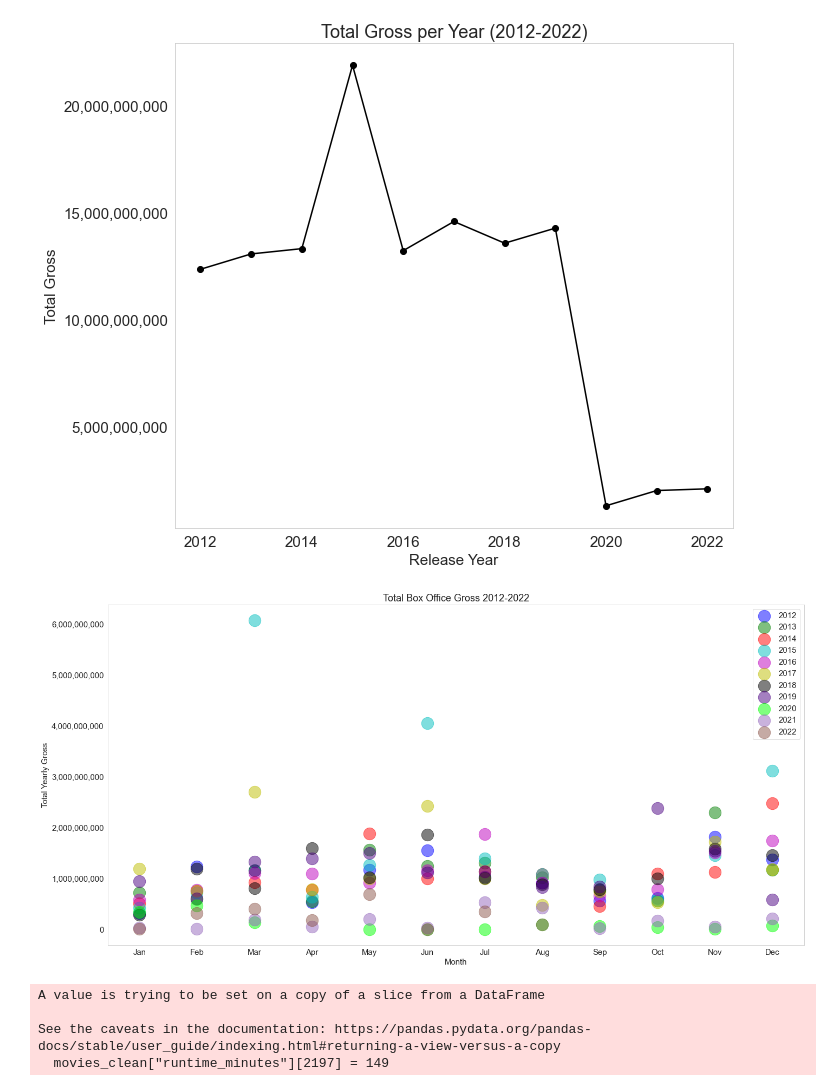
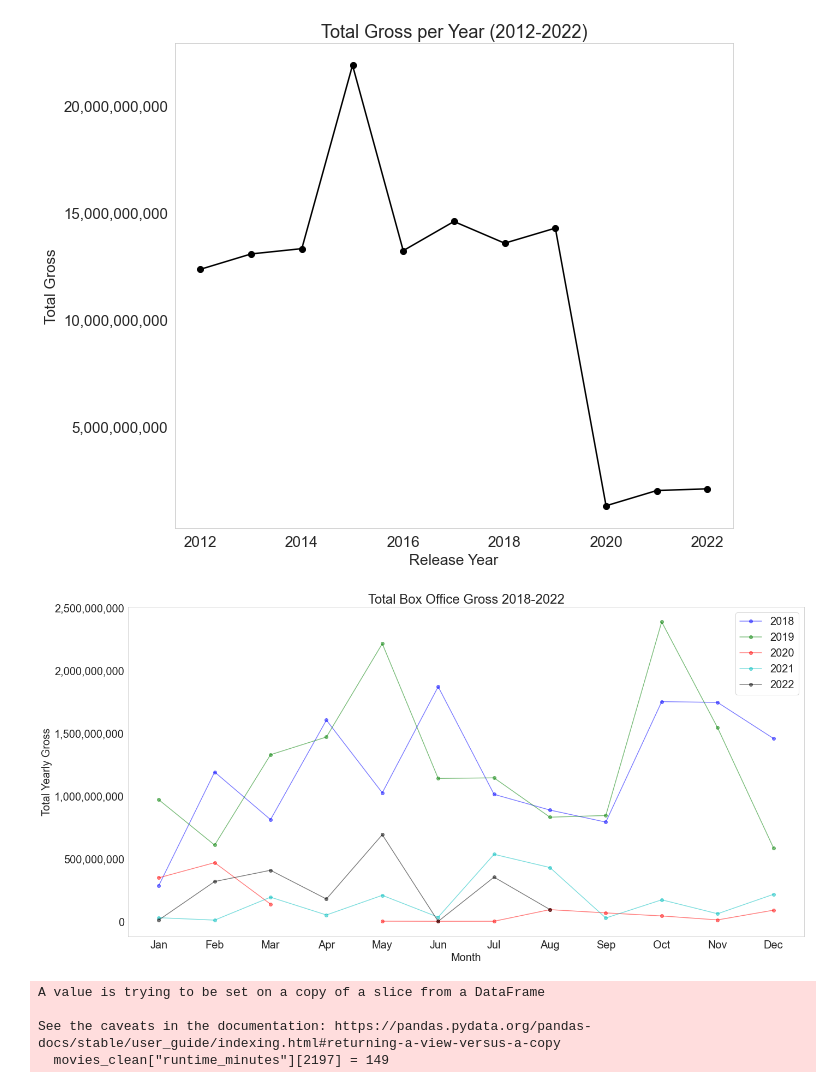
Before and after one commit to pedrov718/box_office_project, a Jupyter notebook: phase1_project.ipynb, the cells around one changed output. Drawn from its saved outputs; the diff is of its cells as text; code cells hidden in the pictures.

```diff
--- a/phase1_project.ipynb
+++ b/phase1_project.ipynb
@@ -301,23 +271,23 @@ plt.show();
 # %%
 fig, ax = plt.subplots(figsize=(20,10))
 
 gross_per_month_year = movies_clean.groupby(["release_year", "month"])["Gross"].sum()
-colors = ["b", "g", "r", "c", "m", "y", "k", "indigo", "lime", "tab:purple", "tab:brown"]
-
-for year,color in zip(range(2012,2023), colors):
-    ax.scatter(months, gross_per_month_year[year], c = color,  marker = 'o', s=500,alpha = .5, label= f'{year}')
+colors = ["b", "g", "r", "c", "k"]
+years = [2018, 2019, 2020, 2021, 2022]
+for year,color in zip(years, colors):
+    ax.plot(months, gross_per_month_year[year], c = color,  marker = 'o', alpha = .5, label= f'{year}')
 ax.set_xlabel('Month')
 ax.get_yaxis().set_major_formatter(
     matplotlib.ticker.FuncFormatter(lambda x, p: format(int(x), ',')))
 ax.set_ylabel('Total Yearly Gross')
-ax.set_title(f'Total Box Office Gross 2012-2022')
-plt.rcParams.update({'font.size': 15})
+ax.set_title(f'Total Box Office Gross 2018-2022')
+plt.rcParams.update({'font.size': 20})
 plt.grid()
 plt.tight_layout()
 leg = ax.legend();
 plt.show();
 # %% [output]
-[figure, old version]
+[figure, new version]
 # %%
 movies_clean.runtime_minutes.dropna(inplace = True)
 movies_clean.loc[movies_clean.genre1 == "War"]
```
Also changed, not shown: parts of 10 cells of this notebook.
